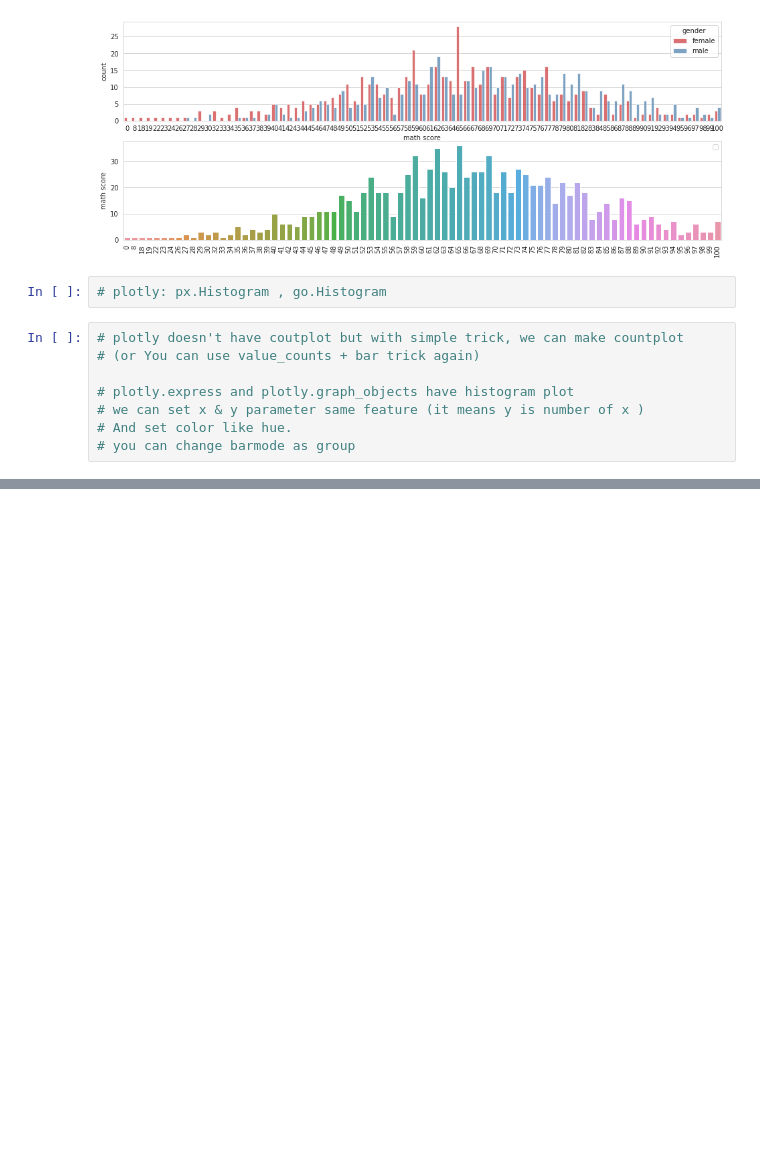
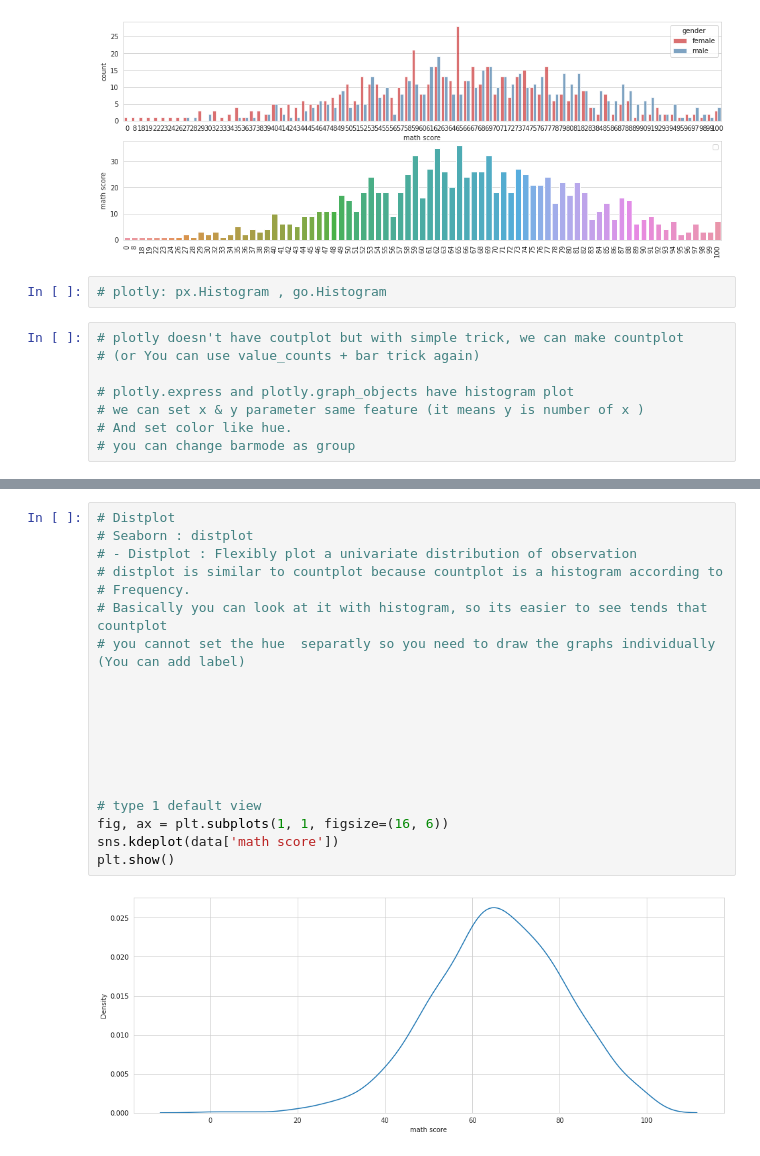
Before and after one commit to rushikeshnaik779/EDA, a Jupyter notebook: Plotly_&_Seaborn.ipynb, the cells around one changed output, grey strips where cells are left out. Cells and saved outputs as stored; diff of their text form; blank space fills up the shorter version.

```diff
--- a/Plotly_&_Seaborn.ipynb
+++ b/Plotly_&_Seaborn.ipynb
@@ -150,0 +158,21 @@ fig.show()
+# %%
+# Distplot
+# Seaborn : distplot
+# - Distplot : Flexibly plot a univariate distribution of observation
+# distplot is similar to countplot because countplot is a histogram according to
+# Frequency.
+# Basically you can look at it with histogram, so its easier to see tends that countplot
+# you cannot set the hue  separatly so you need to draw the graphs individually (You can add label)
+
+
+
+
+
+
+
+# type 1 default view
+fig, ax = plt.subplots(1, 1, figsize=(16, 6))
+sns.kdeplot(data['math score'])
+plt.show()
+# %% [output]
+[figure, added]
```
Also changed, not shown: parts of 17 cells of this notebook.
